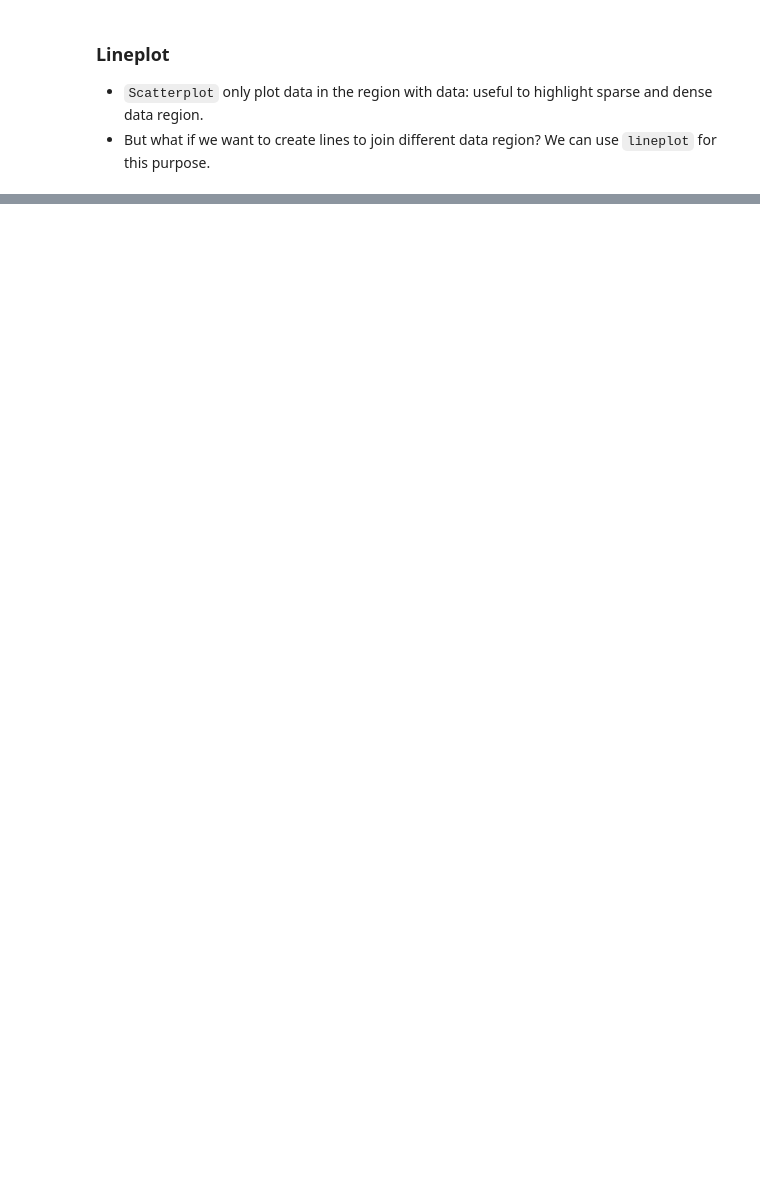
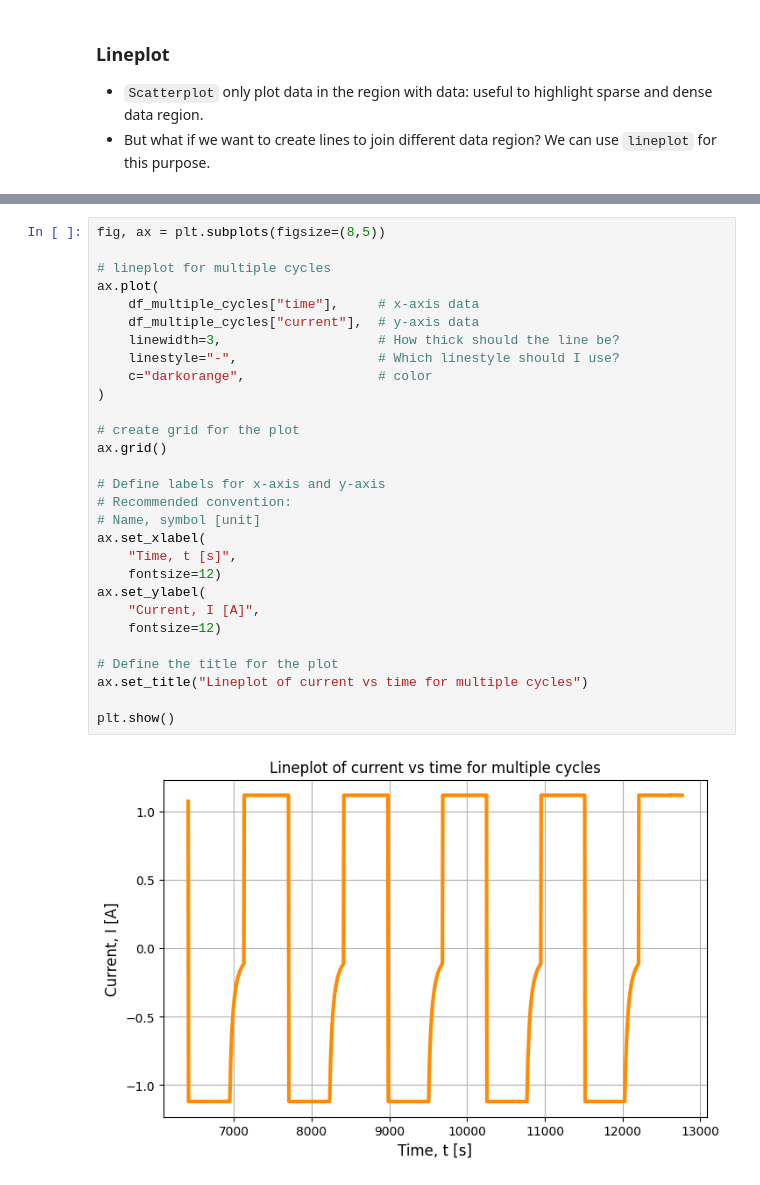
Before and after one commit to meichinpang/python_workshop, a Jupyter notebook: battery_data_analytics_with_python.ipynb, the cells around one changed output, grey strips where cells are left out. Drawn from its saved outputs; the diff is of its cells as text; blank space fills up the shorter version.

```diff
--- a/battery_data_analytics_with_python.ipynb
+++ b/battery_data_analytics_with_python.ipynb
@@ -430,0 +574,31 @@ plt.show()
+# %%
+fig, ax = plt.subplots(figsize=(8,5))
+
+# lineplot for multiple cycles
+ax.plot(
+    df_multiple_cycles["time"],     # x-axis data
+    df_multiple_cycles["current"],  # y-axis data
+    linewidth=3,                    # How thick should the line be?
+    linestyle="-",                  # Which linestyle should I use?
+    c="darkorange",                 # color
+)
+
+# create grid for the plot
+ax.grid()
+
+# Define labels for x-axis and y-axis
+# Recommended convention:
+# Name, symbol [unit]
+ax.set_xlabel(
+    "Time, t [s]",
+    fontsize=12)
+ax.set_ylabel(
+    "Current, I [A]",
+    fontsize=12)
+
+# Define the title for the plot
+ax.set_title("Lineplot of current vs time for multiple cycles")
+
+plt.show()
+# %% [output]
+[figure, added]
```
Also changed, not shown: parts of 46 cells of this notebook.
